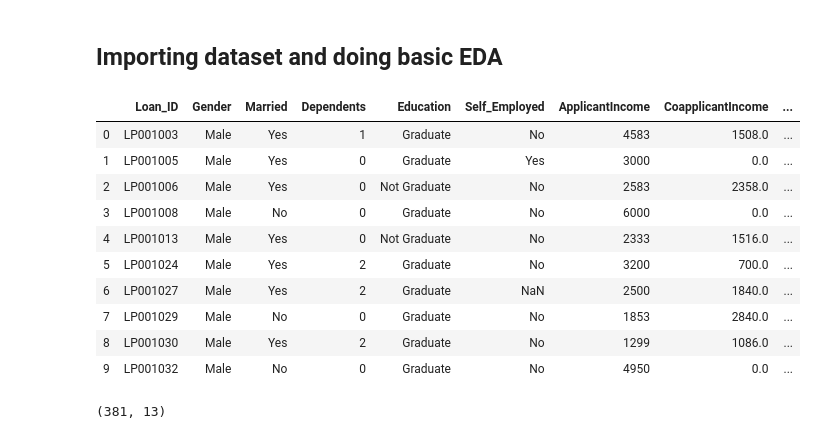
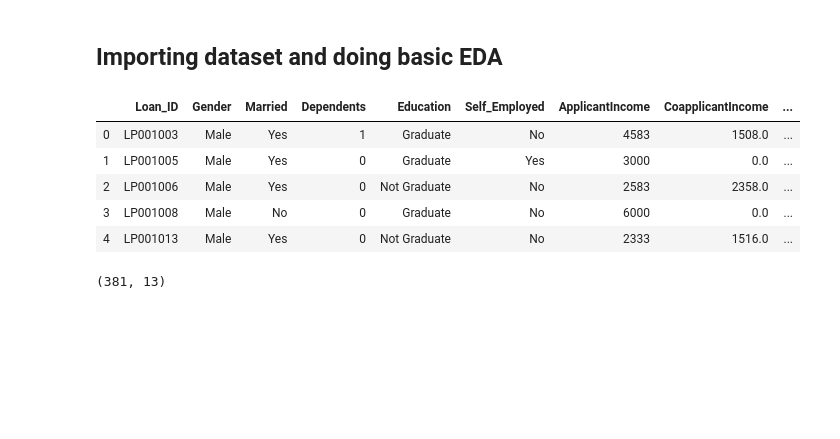
Before and after one commit to sid123github/DataScience, a Jupyter notebook: K-Means_SiddhantModi.ipynb, the cells around one changed output. Cells and saved outputs as stored; diff of their text form; code cells hidden in the pictures; blank space fills up the shorter version.

```diff
--- a/K-Means_SiddhantModi.ipynb
+++ b/K-Means_SiddhantModi.ipynb
@@ -11,19 +11,14 @@ from sklearn.preprocessing import StandardScaler
 # %%
 df=pd.read_csv('clustering.csv')
 # %%
-df.head(10)
+df.head()
 # %% [output]
 |  | Loan_ID | Gender | Married | Dependents | Education | Self_Employed | ApplicantIncome | CoapplicantIncome | ... |
 | 0 | LP001003 | Male | Yes | 1 | Graduate | No | 4583 | 1508.0 | ... |
 | 1 | LP001005 | Male | Yes | 0 | Graduate | Yes | 3000 | 0.0 | ... |
 | 2 | LP001006 | Male | Yes | 0 | Not Graduate | No | 2583 | 2358.0 | ... |
 | 3 | LP001008 | Male | No | 0 | Graduate | No | 6000 | 0.0 | ... |
 | 4 | LP001013 | Male | Yes | 0 | Not Graduate | No | 2333 | 1516.0 | ... |
-| 5 | LP001024 | Male | Yes | 2 | Graduate | No | 3200 | 700.0 | ... |
-| 6 | LP001027 | Male | Yes | 2 | Graduate | NaN | 2500 | 1840.0 | ... |
-| 7 | LP001029 | Male | No | 0 | Graduate | No | 1853 | 2840.0 | ... |
-| 8 | LP001030 | Male | Yes | 2 | Graduate | No | 1299 | 1086.0 | ... |
-| 9 | LP001032 | Male | No | 0 | Graduate | No | 4950 | 0.0 | ... |
 # %%
 df.shape
 # %% [output]
```
Also changed, not shown: parts of 5 cells of this notebook.
